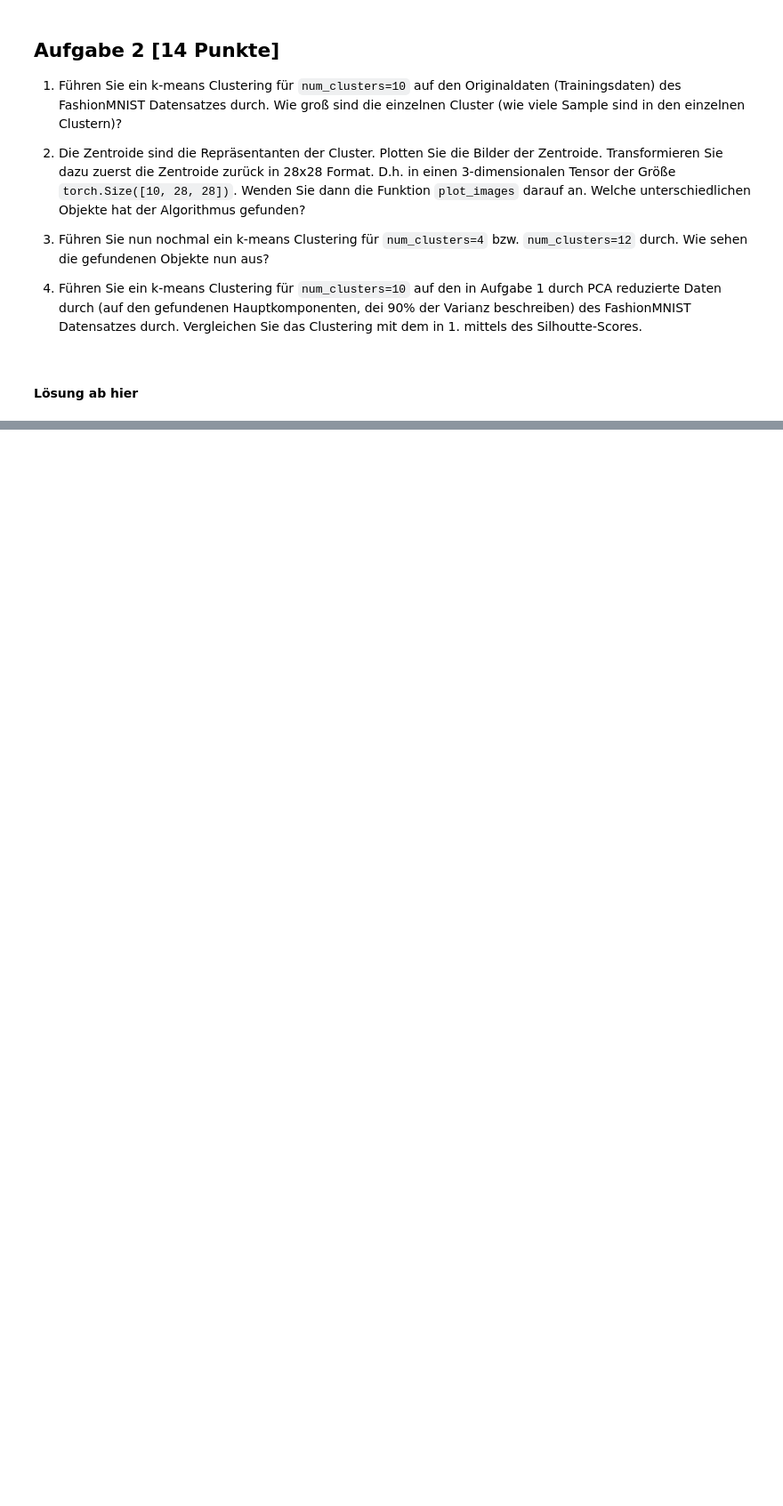
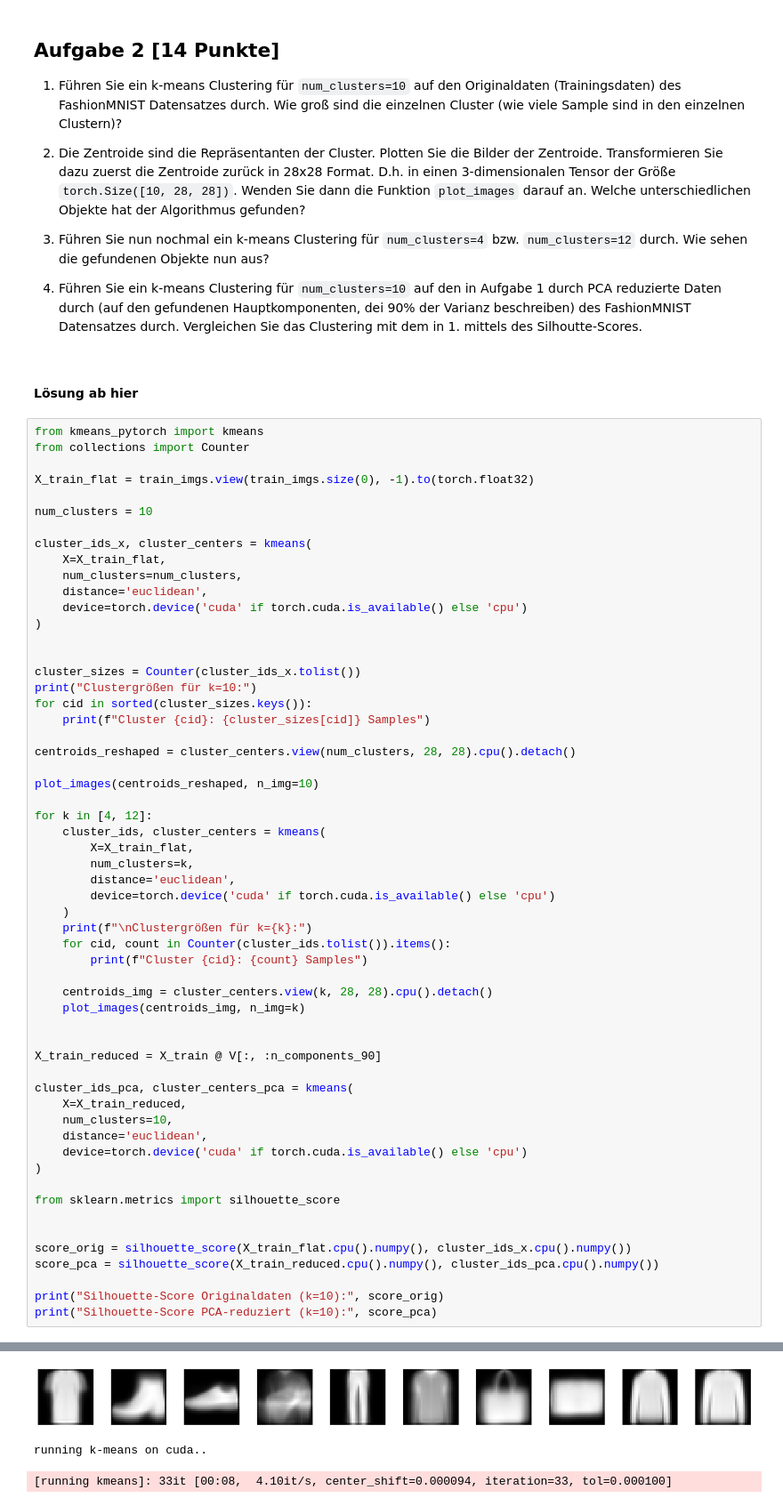
Before and after one commit to qq-ki/ML_Praktikum, a Jupyter notebook: Semester_4/Aufgabenblatt 5/Blatt 5 - ML2 - PCA and kMeans.ipynb, the cells around one changed output, grey strips where cells are left out. Shown at 89% size. Saved outputs shown, nothing was run; the diff lists cells and outputs as text; blank space fills up the shorter version.

```diff
--- a/Semester_4/Aufgabenblatt 5/Blatt 5 - ML2 - PCA and kMeans.ipynb
+++ b/Semester_4/Aufgabenblatt 5/Blatt 5 - ML2 - PCA and kMeans.ipynb
@@ -242,3 +353,61 @@ _Output_: Als Output gibt die Funktion einen Tensor der Clusterzugehörigkeit f
 1. Führen Sie ein k-means Clustering für `num_clusters=10` auf den in Aufgabe 1 durch PCA reduzierte Daten durch (auf den gefundenen Hauptkomponenten, dei 90% der Varianz beschreiben) des FashionMNIST Datensatzes durch. Vergleichen Sie das Clustering mit dem in 1. mittels des Silhoutte-Scores.
 # %% [markdown]
 #### Lösung ab hier
+# %%
+from kmeans_pytorch import kmeans
+from collections import Counter
+
+X_train_flat = train_imgs.view(train_imgs.size(0), -1).to(torch.float32)
+
+num_clusters = 10
+
+cluster_ids_x, cluster_centers = kmeans(
+    X=X_train_flat,
+    num_clusters=num_clusters,
+    distance='euclidean',
+    device=torch.device('cuda' if torch.cuda.is_available() else 'cpu')
+)
+
+
+cluster_sizes = Counter(cluster_ids_x.tolist())
+print("Clustergrößen für k=10:")
+for cid in sorted(cluster_sizes.keys()):
+    print(f"Cluster {cid}: {cluster_sizes[cid]} Samples")
+
+centroids_reshaped = cluster_centers.view(num_clusters, 28, 28).cpu().detach()
+
+plot_images(centroids_reshaped, n_img=10)
+
+for k in [4, 12]:
+    cluster_ids, cluster_centers = kmeans(
+        X=X_train_flat,
+        num_clusters=k,
+        distance='euclidean',
+        device=torch.device('cuda' if torch.cuda.is_available() else 'cpu')
+    )
+    print(f"\nClustergrößen für k={k}:")
+    for cid, count in Counter(cluster_ids.tolist()).items():
+        print(f"Cluster {cid}: {count} Samples")
+
+    centroids_img = cluster_centers.view(k, 28, 28).cpu().detach()
+    plot_images(centroids_img, n_img=k)
+
+
+X_train_reduced = X_train @ V[:, :n_components_90]
+
+cluster_ids_pca, cluster_centers_pca = kmeans(
+    X=X_train_reduced,
+    num_clusters=10,
+    distance='euclidean',
+    device=torch.device('cuda' if torch.cuda.is_available() else 'cpu')
+)
+
+from sklearn.metrics import silhouette_score
+
+
+score_orig = silhouette_score(X_train_flat.cpu().numpy(), cluster_ids_x.cpu().numpy())
+score_pca = silhouette_score(X_train_reduced.cpu().numpy(), cluster_ids_pca.cpu().numpy())
+
+print("Silhouette-Score Originaldaten (k=10):", score_orig)
+print("Silhouette-Score PCA-reduziert (k=10):", score_pca)
+# %% [output]
@@ -244,0 +427,3 @@ _Output_: Als Output gibt die Funktion einen Tensor der Clusterzugehörigkeit f
+[figure, added]
+running k-means on cuda..
+[running kmeans]: 33it [00:08,  4.10it/s, center_shift=0.000094, iteration=33, tol=0.000100]
```
Also changed, not shown: parts of 4 cells of this notebook, 8 other files.
